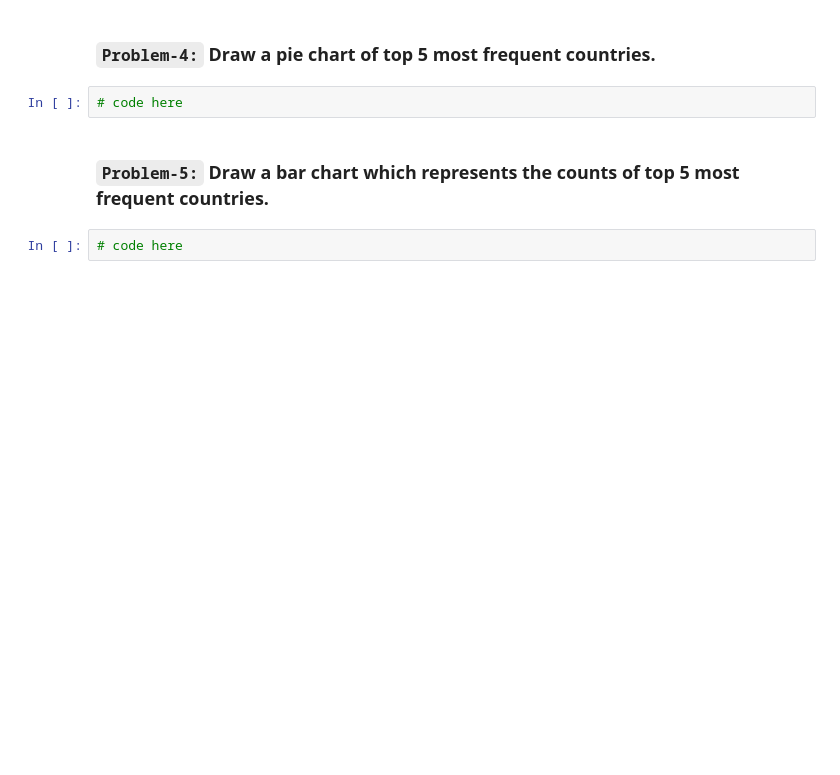
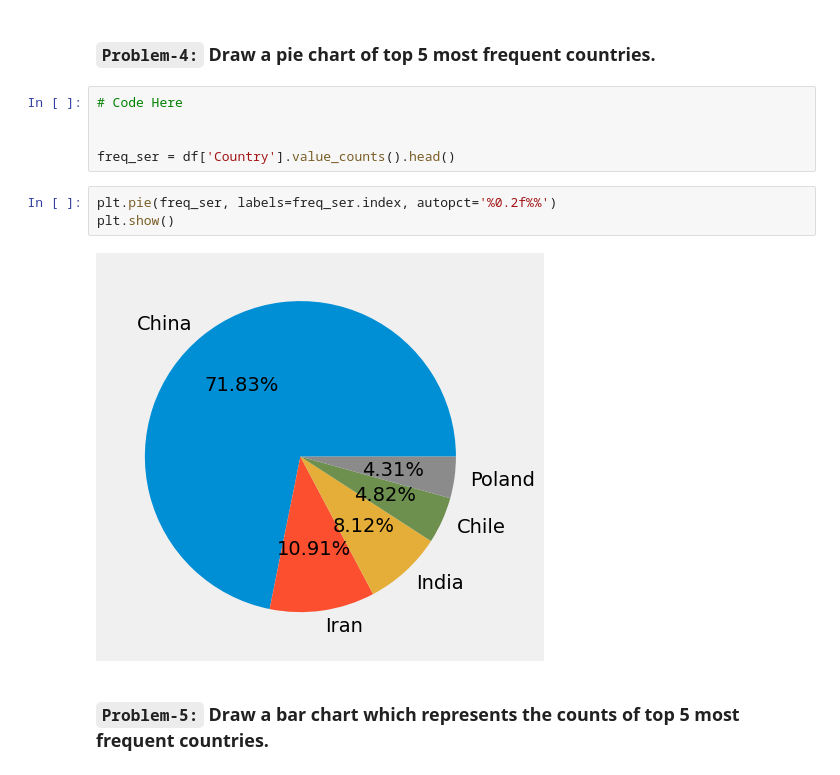
Before and after one commit to Apurba1903/DV_DA, a Jupyter notebook: Week 9 Task 23.ipynb, the cells around one changed output. Saved outputs shown, nothing was run; the diff lists cells and outputs as text; blank space fills up the shorter version.

```diff
--- a/Week 9 Task 23.ipynb
+++ b/Week 9 Task 23.ipynb
@@ -19,8 +74,14 @@ Dataset link: https://tinyurl.com/2fe6vz4u
 # %% [markdown]
 ### **`Problem-4:`** Draw a pie chart of top 5 most frequent countries.
-# %%
-# code here
+# %%
+# Code Here
+
+
+freq_ser = df['Country'].value_counts().head()
+# %%
+plt.pie(freq_ser, labels=freq_ser.index, autopct='%0.2f%%')
+plt.show()
+# %% [output]
+[figure, added]
 # %% [markdown]
 ### **`Problem-5:`** Draw a bar chart which represents the counts of top 5 most frequent countries.
-# %%
-# code here
```
Also changed, not shown: parts of 31 cells of this notebook.
